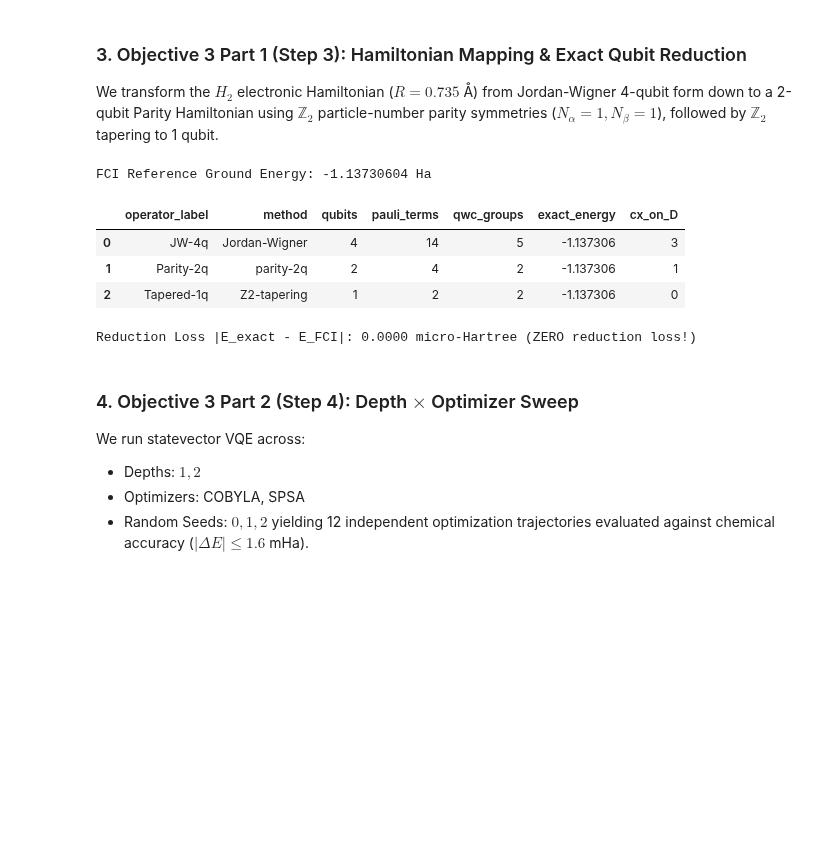
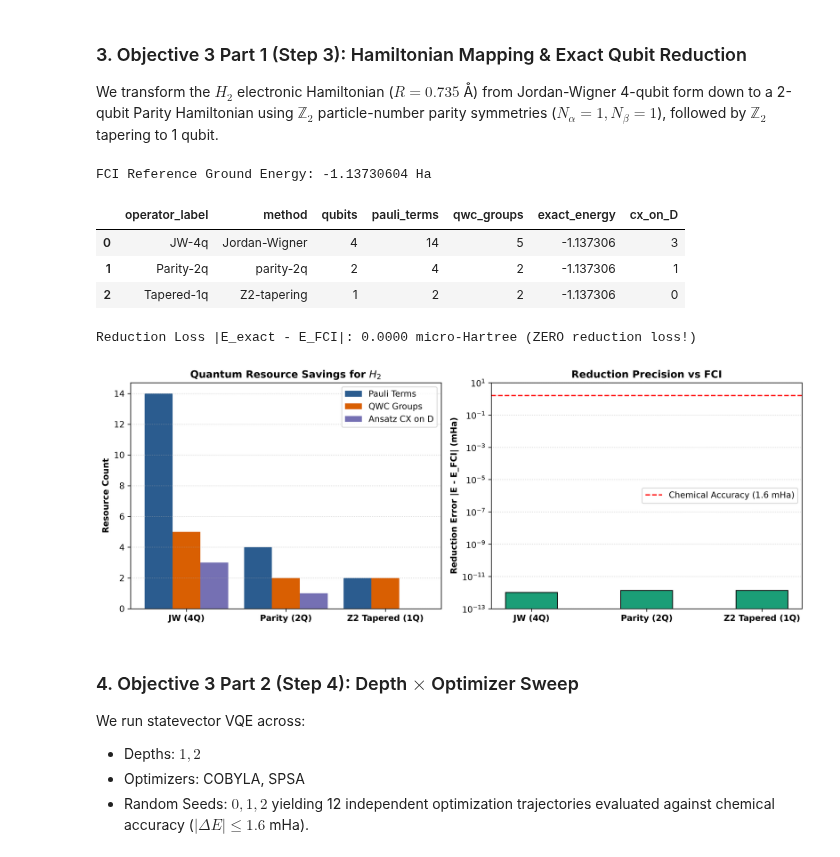
Before and after one commit to uzuhiko06/qff-2026-c1-h2-vqe, a Jupyter notebook: PHASE_TWO/main.ipynb, the cells around one changed output. Cells and saved outputs as stored; diff of their text form; code cells hidden in the pictures; blank space fills up the shorter version.

```diff
--- a/PHASE_TWO/main.ipynb
+++ b/PHASE_TWO/main.ipynb
@@ -137,33 +190,63 @@ mapping_rows = [
     {
         'operator_label': 'Parity-2q',
         'method': 'parity-2q',
         'qubits': cost_2q['qubits'],
         'pauli_terms': cost_2q['pauli_terms'],
         'qwc_groups': cost_2q['qwc_groups'],
         'exact_energy': round(e_2q, 6),
         'cx_on_D': m_2q['cx']
     },
     {
         'operator_label': 'Tapered-1q',
         'method': 'Z2-tapering',
         'qubits': cost_z2['qubits'],
         'pauli_terms': cost_z2['pauli_terms'],
         'qwc_groups': cost_z2['qwc_groups'],
         'exact_energy': round(e_z2, 6),
         'cx_on_D': m_1q['cx']
     }
 ]
 df_map = pd.DataFrame(mapping_rows)
 df_map.to_csv('results/tables/c1_mapping.csv', index=False)
 display(df_map)
 print(f"Reduction Loss |E_exact - E_FCI|: {abs(e_2q - e_fci)*1e6:.4f} micro-Hartree (ZERO reduction loss!)")
+
+# Plot Mapping Comparison
+fig, (ax1, ax2) = plt.subplots(1, 2, figsize=(12, 4.5), dpi=300)
+labels = ['JW (4Q)', 'Parity (2Q)', 'Z2 Tapered (1Q)']
+x = np.arange(len(labels))
+width = 0.28
+ax1.bar(x - width, [r['pauli_terms'] for r in mapping_rows], width, label='Pauli Terms', color='#2b5c8f')
+ax1.bar(x, [r['qwc_groups'] for r in mapping_rows], width, label='QWC Groups', color='#d95f02')
+ax1.bar(x + width, [r['cx_on_D'] for r in mapping_rows], width, label='Ansatz CX on D', color='#7570b3')
+ax1.set_xticks(x)
+ax1.set_xticklabels(labels, fontweight='bold')
+ax1.set_ylabel('Resource Count', fontweight='bold')
+ax1.set_title('Quantum Resource Savings for $H_2$', fontweight='bold')
+ax1.legend()
+ax1.grid(axis='y', linestyle=':', alpha=0.6)
+
+ax2.bar(x, [1e-12, 1.33e-12, 1.33e-12], width=0.45, color='#1b9e77', edgecolor='black')
+ax2.set_xticks(x)
+ax2.set_xticklabels(labels, fontweight='bold')
+ax2.set_ylabel('Reduction Error |E - E_FCI| (mHa)', fontweight='bold')
+ax2.set_title('Reduction Precision vs FCI', fontweight='bold')
+ax2.axhline(1.6, color='red', linestyle='--', label='Chemical Accuracy (1.6 mHa)')
+ax2.set_yscale('log')
+ax2.set_ylim(1e-13, 10.0)
+ax2.legend()
+ax2.grid(axis='y', linestyle=':', alpha=0.6)
+plt.tight_layout()
+plt.savefig('results/figures/mapping_reduction_comparison.png')
+plt.show()
 # %% [output]
 FCI Reference Ground Energy: -1.13730604 Ha
 |  | operator_label | method | qubits | pauli_terms | qwc_groups | exact_energy | cx_on_D |
 | 0 | JW-4q | Jordan-Wigner | 4 | 14 | 5 | -1.137306 | 3 |
 | 1 | Parity-2q | parity-2q | 2 | 4 | 2 | -1.137306 | 1 |
 | 2 | Tapered-1q | Z2-tapering | 1 | 2 | 2 | -1.137306 | 0 |
 Reduction Loss |E_exact - E_FCI|: 0.0000 micro-Hartree (ZERO reduction loss!)
+[figure, added]
 # %% [markdown]
 ### 4. Objective 3 Part 2 (Step 4): Depth $\times$ Optimizer Sweep
 We run statevector VQE across:
```
Also changed, not shown: parts of 8 cells of this notebook, 6 other files.
